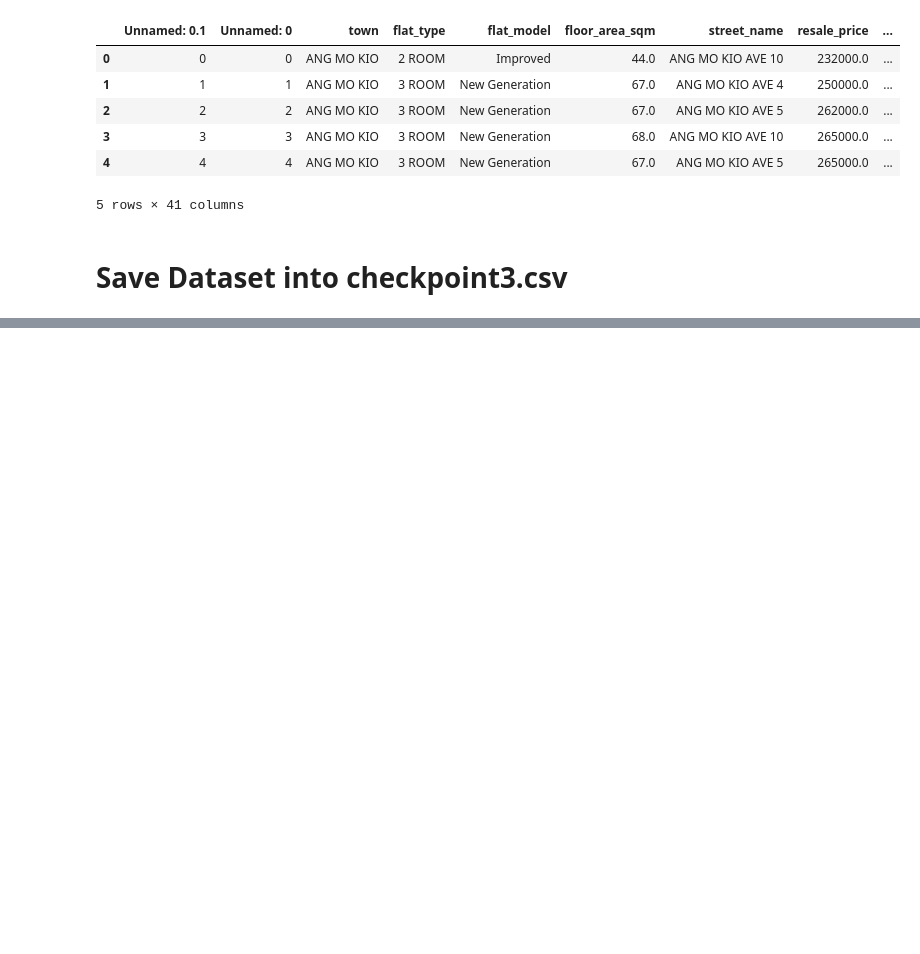
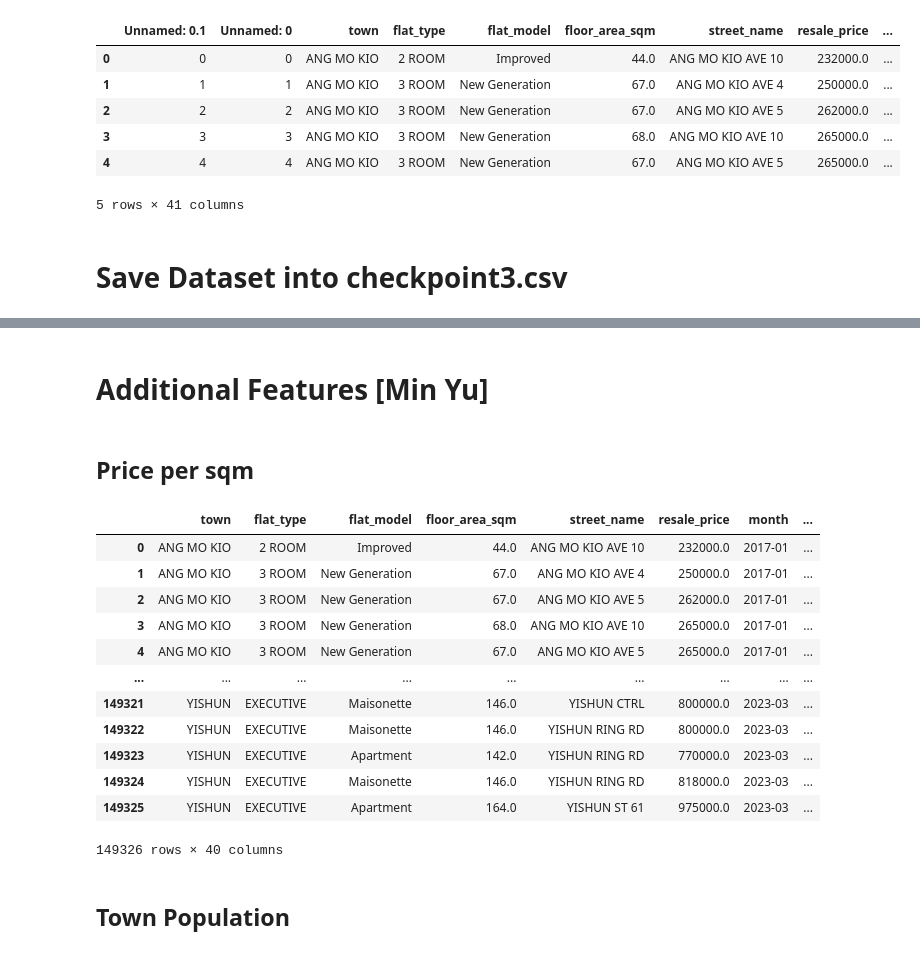
Before and after one commit to alvintanjl/HDB_Resale_Price_Regression, a Jupyter notebook: HDB Resale Price_Data Engineering.ipynb, the cells around one changed output, grey strips where cells are left out. Saved outputs shown, nothing was run; the diff lists cells and outputs as text; code cells hidden in the pictures; blank space fills up the shorter version.

```diff
--- a/HDB Resale Price_Data Engineering.ipynb
+++ b/HDB Resale Price_Data Engineering.ipynb
@@ -380,3 +379,26 @@ Index(['Unnamed: 0.2', 'Unnamed: 0.1', 'Unnamed: 0', 'town', 'flat_type',
        'closest_mall_dist', 'closest_mall', 'num_mall_1km_radius',
        'closest_park_dist', 'closest_park', 'num_park_1km_radius'],
       dtype='object')
+# %% [markdown]
+# Additional Features [Min Yu]
+# %% [markdown]
+## Price per sqm
+# %%
+final_df['price_per_sqm'] = final_df['resale_price'] / final_df['floor_area_sqm']
+final_df
+# %% [output]
+|  | town | flat_type | flat_model | floor_area_sqm | street_name | resale_price | month | ... |
+| 0 | ANG MO KIO | 2 ROOM | Improved | 44.0 | ANG MO KIO AVE 10 | 232000.0 | 2017-01 | ... |
+| 1 | ANG MO KIO | 3 ROOM | New Generation | 67.0 | ANG MO KIO AVE 4 | 250000.0 | 2017-01 | ... |
+| 2 | ANG MO KIO | 3 ROOM | New Generation | 67.0 | ANG MO KIO AVE 5 | 262000.0 | 2017-01 | ... |
+| 3 | ANG MO KIO | 3 ROOM | New Generation | 68.0 | ANG MO KIO AVE 10 | 265000.0 | 2017-01 | ... |
+| 4 | ANG MO KIO | 3 ROOM | New Generation | 67.0 | ANG MO KIO AVE 5 | 265000.0 | 2017-01 | ... |
+| ... | ... | ... | ... | ... | ... | ... | ... | ... |
+| 149321 | YISHUN | EXECUTIVE | Maisonette | 146.0 | YISHUN CTRL | 800000.0 | 2023-03 | ... |
+| 149322 | YISHUN | EXECUTIVE | Maisonette | 146.0 | YISHUN RING RD | 800000.0 | 2023-03 | ... |
+| 149323 | YISHUN | EXECUTIVE | Apartment | 142.0 | YISHUN RING RD | 770000.0 | 2023-03 | ... |
+| 149324 | YISHUN | EXECUTIVE | Maisonette | 146.0 | YISHUN RING RD | 818000.0 | 2023-03 | ... |
+| 149325 | YISHUN | EXECUTIVE | Apartment | 164.0 | YISHUN ST 61 | 975000.0 | 2023-03 | ... |
+149326 rows × 40 columns
+# %% [markdown]
+## Town Population
```
Also changed, not shown: parts of 8 cells of this notebook, 3 other files.
